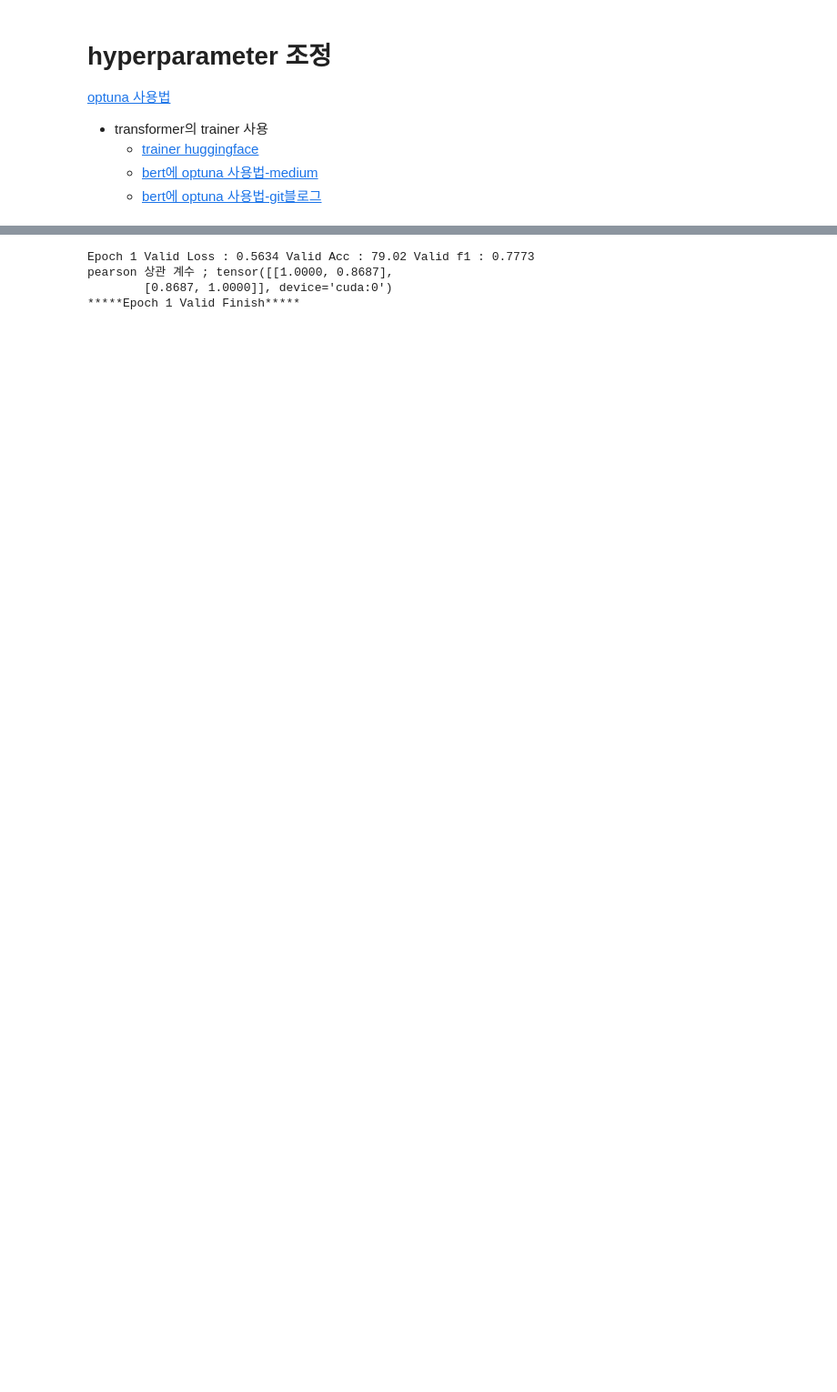
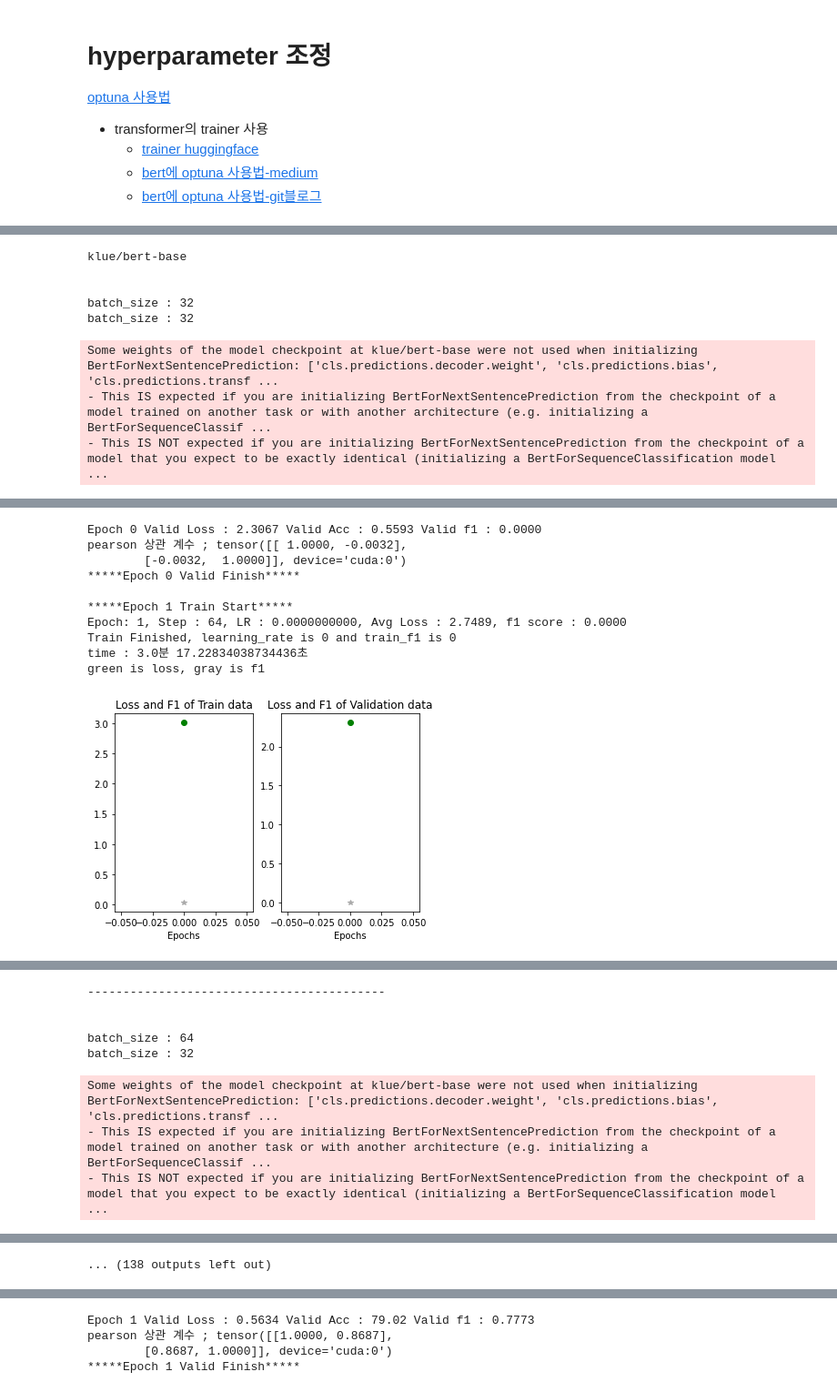
Before and after one commit to WooKyungHwa/NLU_3-, a Jupyter notebook: 최지현_sts.ipynb, the cells around one changed output, grey strips where cells are left out. Shown at 91% size. Saved outputs shown, nothing was run; the diff lists cells and outputs as text; code cells hidden in the pictures; blank space fills up the shorter version.

Commit message:
optuna 추가

```diff
--- a/최지현_sts.ipynb
+++ b/최지현_sts.ipynb
@@ -280,7 +256,7 @@ class CustomSTS(nn.Module):
         self.model = BertForNextSentencePrediction.from_pretrained(model_name, config=self.bert_config)
         self.softmax = nn.Softmax(dim=1)
 
-    def forward(self, input_ids=None, attention_mask=None, token_type_ids=None, labels=None):
+    def forward(self, input_ids, attention_mask=None, token_type_ids=None, labels=None):
         """
         outputs(NextSentencePredictorOutput) : logtis, loss(next_sentence_label이 주어질 때 return)
                                               hidden_states(optional), attentions(optional) 을 가지고 있다.
@@ -325,8 +302,8 @@ def initializer(train_dataloader, epochs=2, model_name='snunlp/KR-Medium', lr=4e
 # %% [markdown]
 ### checkpoint
 # %%
-def save_checkpoint(path, model, optimizer, scheduler, epoch, loss, f1, pearson, model_name=''):
-    file_name = f'{path}/model_name_epoch:{epoch}_loss:{loss:.4f}_f1:{f1:.4f}_pearson:{pearson:.4f}.ckpt'
+def save_checkpoint(path, model, optimizer, scheduler, epoch, loss, f1, model_name=''):
+    file_name = f'{path}/epoch:{epoch}_loss:{loss:.4f}_f1:{f1:.4f}.ckpt'
 
     torch.save({
             'epoch': epoch,
@@ -543,21 +497,29 @@ def draw_plot(train_dict, valid_dict, s) :
 # %%
+i = 0
 def objective(trial: optuna.Trial):
-    train_batch_size = trial.suggest_categorical("per_device_train_batch_size", [16, 32, 64, 128])
-    model_name = 'klue/bert-base'# trial.suggest_categorical("model_name", ['klue/bert-base', "snunlp/KR-Medium"])    # 2가지만 비교!
+    train_batch_size = trial.suggest_categorical("per_device_train_batch_size", [16, 32, 64])
+    model_name = 'monologg/kobert'  #trial.suggest_categorical("model_name", ["snunlp/KR-Medium", 'klue/bert-base'])    # 2가지만 비교!
 
     train_dataloader = make_dataloader(train_dataset, model_name, train_batch_size, 'train')
     valid_dataloader = make_dataloader(valid_dataset, model_name, 32, 'valid')
 
-    learning_rate = trial.suggest_loguniform('learning_rate', low=1e-6, high=0.01)
-    weight_decay = trial.suggest_loguniform('weight_decay', 1e-5, 0.01)
+    learning_rate = trial.suggest_categorical('learning_rate', [5e-5, 3e-5, 2e-5, 1e-6, 1e-3])  # trial.suggest_loguniform('learning_rate', low=1e-6, high=0.01)
+    weight_decay = trial.suggest_categorical('weight_decay', [4e-5, 0.01]) # trial.suggest_categorical('weight_decay', [1e-5, 0.0001, 0.001, 0.01])
 
     # num_train_epochs = trial.suggest_int('num_train_epochs', low = 1,high= 20)
     model, optimizer, scheduler = initializer(train_dataloader, 1, model_name, learning_rate, weight_decay)   # 여기에 config 선언되어있다.
 
     start = time.time()
-    train_dict, valid_dict = train(model, optimizer, scheduler, train_dataloader, valid_dataloader, 10, model_name)
+    train_dict, valid_dict = train(model, optimizer, scheduler, train_dataloader, valid_dataloader, 4, model_name)
     end = time.time()
     print(f"time : {(end - start)//60}분 {(end - start)%60}초")
 
-    draw_plot(train_dict, valid_dict, model_name)
+    global i
+
+    draw_plot(train_dict, valid_dict, i)
+    i += 1
+
+    gc.collect()
+    print('\n------------------------------------------\n\n')
+    return max(valid_dict['f1'])
 # %%
@@ -574,0 +542,10 @@ gc.collect()
+# %%
+print('klue/bert-base\n\n')
+# We want to minimize the loss!
+study = optuna.create_study(study_name='hyper-parameter-search')
+study.optimize(objective, n_trials=30)
+print(study.best_trial.value)
+print(study.best_params)
+print(study.trials)
+optuna.visualization.plot_edf(study)
+# %% [output]
@@ -574,0 +553,8 @@ gc.collect()
+klue/bert-base
+
+
+batch_size : 32
+batch_size : 32
+Some weights of the model checkpoint at klue/bert-base were not used when initializing BertForNextSentencePrediction: ['cls.predictions.decoder.weight', 'cls.predictions.bias', 'cls.predictions.transf ...
+- This IS expected if you are initializing BertForNextSentencePrediction from the checkpoint of a model trained on another task or with another architecture (e.g. initializing a BertForSequenceClassif ...
+- This IS NOT expected if you are initializing BertForNextSentencePrediction from the checkpoint of a model that you expect to be exactly identical (initializing a BertForSequenceClassification model  ...
@@ -574,0 +577,11 @@ gc.collect()
+Epoch 0 Valid Loss : 2.3067 Valid Acc : 0.5593 Valid f1 : 0.0000
+pearson 상관 계수 ; tensor([[ 1.0000, -0.0032],
+        [-0.0032,  1.0000]], device='cuda:0')
+*****Epoch 0 Valid Finish*****
+
+*****Epoch 1 Train Start*****
+Epoch: 1, Step : 64, LR : 0.0000000000, Avg Loss : 2.7489, f1 score : 0.0000
+Train Finished, learning_rate is 0 and train_f1 is 0
+time : 3.0분 17.22834038734436초
+green is loss, gray is f1
+[figure, added]
@@ -574,0 +589,8 @@ gc.collect()
+------------------------------------------
+
+
+batch_size : 64
+batch_size : 32
+Some weights of the model checkpoint at klue/bert-base were not used when initializing BertForNextSentencePrediction: ['cls.predictions.decoder.weight', 'cls.predictions.bias', 'cls.predictions.transf ...
+- This IS expected if you are initializing BertForNextSentencePrediction from the checkpoint of a model trained on another task or with another architecture (e.g. initializing a BertForSequenceClassif ...
+- This IS NOT expected if you are initializing BertForNextSentencePrediction from the checkpoint of a model that you expect to be exactly identical (initializing a BertForSequenceClassification model  ...
@@ -574,0 +639 @@ gc.collect()
+... (138 outputs left out)
```
Also changed, not shown: parts of 62 cells of this notebook.
